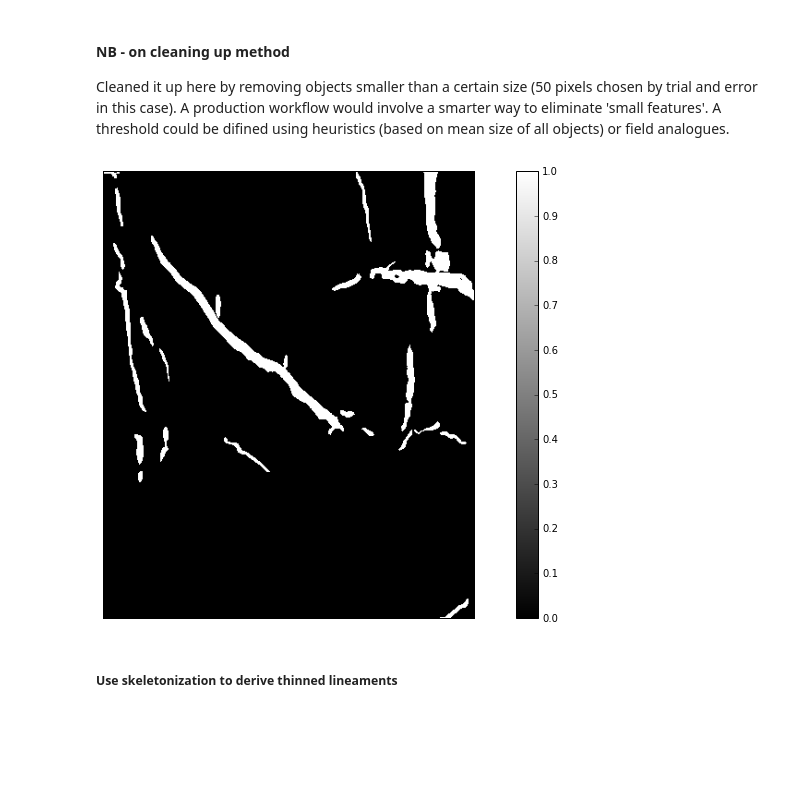
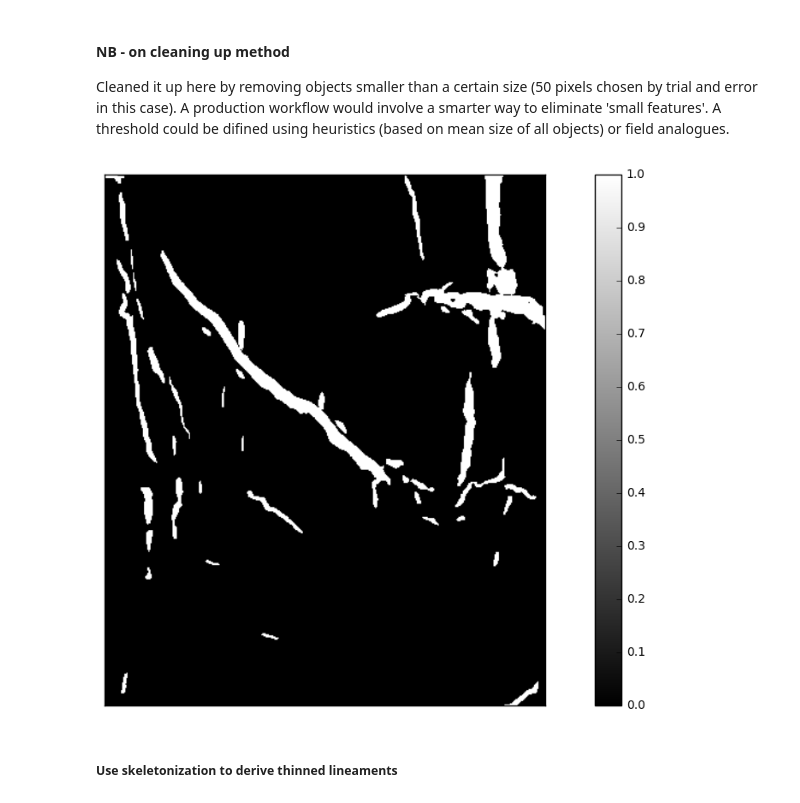
Before and after one commit to mycarta/faults, a Jupyter notebook: fun_with_faults.ipynb, the cells around one changed output. Drawn from its saved outputs; the diff is of its cells as text; code cells hidden in the pictures; blank space fills up the shorter version.

```diff
--- a/fun_with_faults.ipynb
+++ b/fun_with_faults.ipynb
@@ -96,5 +106,7 @@ The Leading Edge, 21(1), 28-35.
 # %% [markdown]
 Calculate the standard deviation and mean:
 # %%
-dstdv = nd.std()
-dmean = nd.mean()
+dstdv = d.std()
+dmean = d.mean()
+
+print dmean, dstdv
@@ -102,7 +116,7 @@ dmean = nd.mean()
 Create new array with only values exceeding 1 standard deviation from the mean:
 # %%
 sd = np.zeros(d.shape)
-sd[(nd-dmean)>=dstdv] = nd[(nd-dmean)>=dstdv]
+sd[(d-dmean)>=dstdv] = d[(d-dmean)>=dstdv]
 # %%
 fig = plt.figure(figsize=(15,8))
 
@@ -137,21 +151,21 @@ Cleaned it up here by removing objects smaller than a certain size (50 pixels ch
 # %%
 label_objects, nb_labels = sp.ndimage.label(binary_d)
 sizes = np.bincount(label_objects.ravel())
-mask_sizes = sizes > 50
+mask_sizes = sizes > 25
 mask_sizes[0] = 0
 cleaned_d = mask_sizes[label_objects]
 
 fig = plt.figure(figsize=(15, 8))
 
 ax = fig.add_subplot(1, 1, 1)
 ax.set_xticks([])
 ax.set_yticks([])
 
 plt.imshow(cleaned_d, cmap='gray')
 plt.colorbar()
 plt.show()
 # %% [output]
-[figure, old version]
+[figure, new version]
 # %% [markdown]
 ##### Use skeletonization to derive thinned lineaments
 # %%
```
Also changed, not shown: parts of 11 cells of this notebook.
